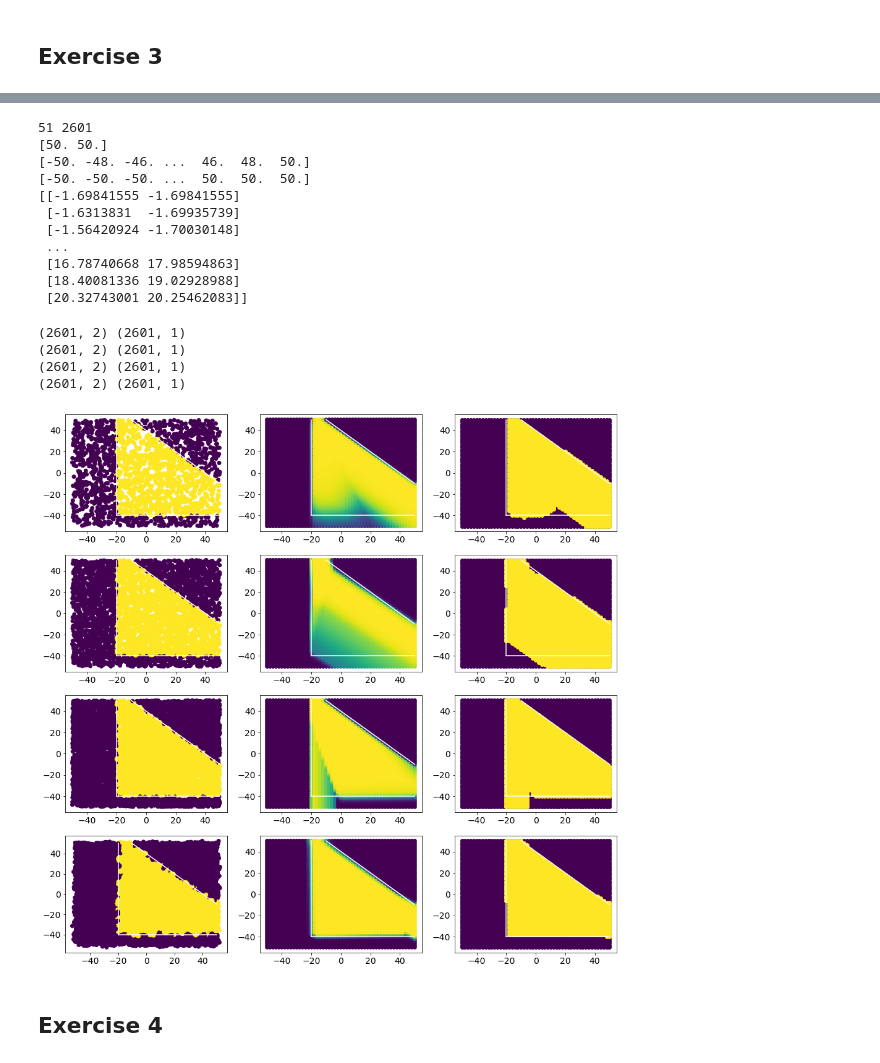
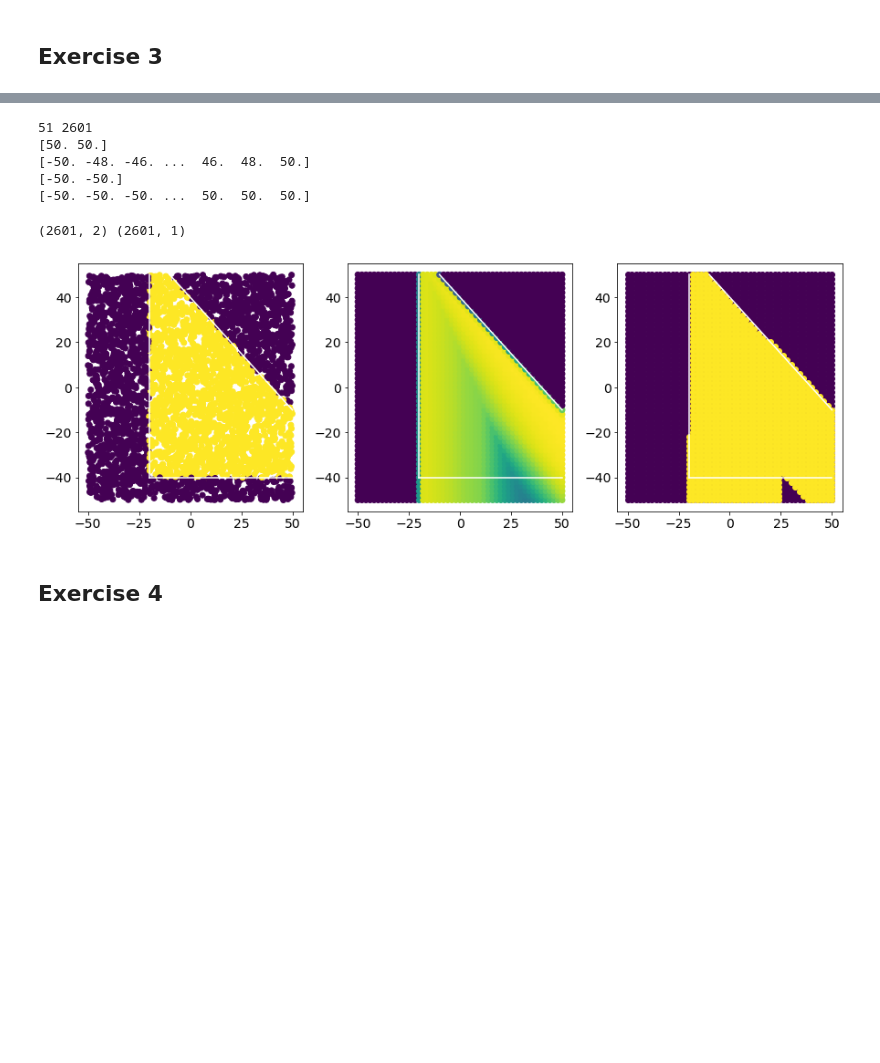
Before and after one commit to aidinattar/LoCP_MODB, a Jupyter notebook: Week2/exercises2.ipynb, the cells around one changed output, grey strips where cells are left out. Cells and saved outputs as stored; diff of their text form; code cells hidden in the pictures; blank space fills up the shorter version.

```diff
--- a/Week2/exercises2.ipynb
+++ b/Week2/exercises2.ipynb
@@ -350,6 +354,6 @@ Epoch 400/400
 fit = model.fit(x_train, y_train,
                 epochs=nepoch, batch_size=50,
                 validation_data=(x_valid,y_valid),
-                verbose=2)
+                verbose=1)
 # %% [output]
 Epoch 1/400
@@ -814,6 +810,4 @@ None
 # %%
-# NOT FINISHED
-
 dX = 2
 X1 = np.arange(-50,50+dX, dX)
 LG = len(X1)
@@ -826,98 +820,47 @@ for i in range(LG):
 print(len(X1),len(grid))
 print(grid[-1])
 print(grid[:,0])
+
+print(grid[0,:])
+
 # RESCALE
 #grid_r = grid/50
-grid_r = grid
+grid_r = grid.copy()
 print(grid[:,1])
 for i in range( grid.shape[0] ):
     grid_r[i,:] = (grid[i,0]/np.sqrt(grid[:,0].var()), grid[i,1]/np.sqrt(grid[:,1].var()))
-print(grid_r)
-pred_red = model_red.predict(grid_r)
+
 pred     = model.predict    (grid_r)
-pred_inc = model_inc.predict(grid_r)
-pred_aug = model_aug.predict(grid_r)
 # %% [output]
 51 2601
 [50. 50.]
 [-50. -48. -46. ...  46.  48.  50.]
+[-50. -50.]
 [-50. -50. -50. ...  50.  50.  50.]
-[[-1.69841555 -1.69841555]
- [-1.6313831  -1.69935739]
- [-1.56420924 -1.70030148]
- ...
- [16.78740668 17.98594863]
- [18.40081336 19.02928988]
- [20.32743001 20.25462083]]
 # %%
 def boundaries():
     ax.plot((-20,-20),(-40,50),c="w")
     ax.plot((-20,50),(-40,-40),c="w")
     ax.plot((-10,50),(50,-10),c="w")
-    #ax.plot((-20,-20),(-40,50),c="w")
-    #ax.plot((-20,50),(-40,-40),c="w")
-    #ax.plot((-10,50),(50,-10),c="w")
 
-fig,AX=plt.subplots(4,3,figsize=(16,16))
-ax=AX[0,0]
-ax.scatter(x_red[:,0],x_red[:,1],c=y_red)
-boundaries()
-ax=AX[0,1]
-print(grid.shape, pred_red.shape)
-ax.scatter(grid[:,0],grid[:,1],c=pred_red[:,0])
-boundaries()
-ax=AX[0,2]
-W1=np.where(pred_red>0.5)[0]
-ax.scatter(grid[:,0],grid[:,1],c="#440154")
-ax.scatter(grid[W1,0],grid[W1,1],c="#fde725")
-boundaries()
-
-ax=AX[1,0]
+fig, AX = plt.subplots(ncols=3, figsize=(15, 5))
+ax=AX[0]
 ax.scatter(x[:,0],x[:,1],c=y)
 boundaries()
-ax=AX[1,1]
+ax=AX[1]
 print(grid.shape, pred.shape)
 ax.scatter(grid[:,0],grid[:,1],c=pred[:,0])
 boundaries()
-ax=AX[1,2]
+ax=AX[2]
 W1=np.where(pred>0.5)[0]
 ax.scatter(grid[:,0],grid[:,1],c="#440154")
 ax.scatter(grid[W1,0],grid[W1,1],c="#fde725")
 boundaries()
 
-ax=AX[2,0]
-ax.scatter(x_inc[:,0],x_inc[:,1],c=y_inc)
-boundaries()
-ax=AX[2,1]
-print(grid.shape, pred_inc.shape)
-ax.scatter(grid[:,0],grid[:,1],c=pred_inc[:,0])
-boundaries()
-ax=AX[2,2]
-W1=np.where(pred_inc>0.5)[0]
-ax.scatter(grid[:,0],grid[:,1],c="#440154")
-ax.scatter(grid[W1,0],grid[W1,1],c="#fde725")
-boundaries()
-
-ax=AX[3,0]
-ax.scatter(x_aug[:,0],x_aug[:,1],c=y_aug)
-boundaries()
-ax=AX[3,1]
-print(grid.shape, pred_aug.shape)
-ax.scatter(grid[:,0],grid[:,1],c=pred_aug[:,0])
-boundaries()
-ax=AX[3,2]
-W1=np.where(pred_aug>0.5)[0]
-ax.scatter(grid[:,0],grid[:,1],c="#440154")
-ax.scatter(grid[W1,0],grid[W1,1],c="#fde725")
-boundaries()
-
 plt.show()
 # %% [output]
 (2601, 2) (2601, 1)
-(2601, 2) (2601, 1)
-(2601, 2) (2601, 1)
-(2601, 2) (2601, 1)
-[figure, old version]
+[figure, new version]
 # %% [markdown]
 ## Exercise 4
 # %%
```
Also changed, not shown: parts of 19 cells of this notebook, 3 other files.
